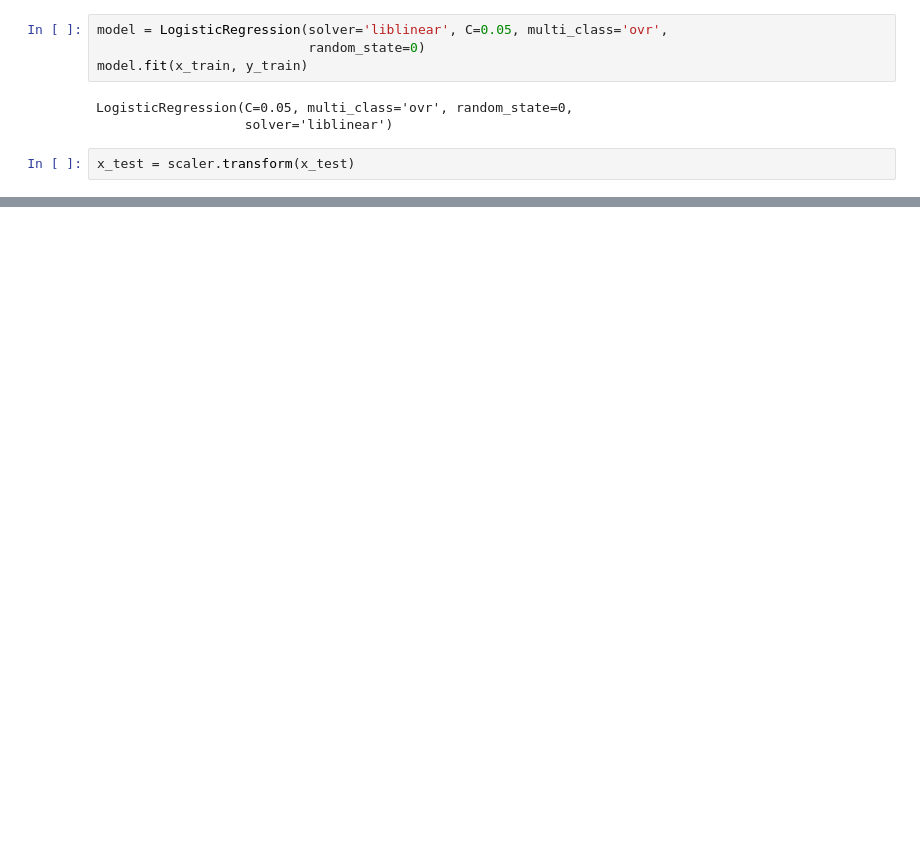
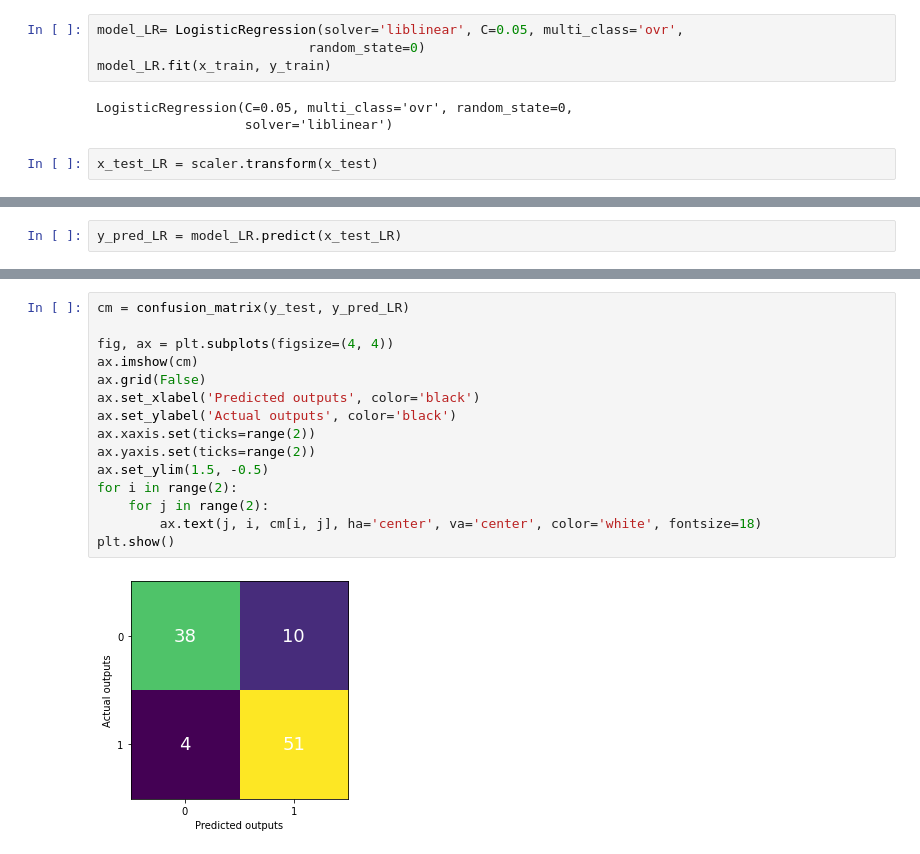
Before and after one commit to cindydkurniaty/PYTN_Prakerja_Cindy-Dwi_Kurniaty_Yusuf, a Jupyter notebook: PYTN_Prakerja_Cindy_Dwi_Kurniaty_Yusuf.ipynb, the cells around one changed output, grey strips where cells are left out. Saved outputs shown, nothing was run; the diff lists cells and outputs as text; blank space fills up the shorter version.

```diff
--- a/PYTN_Prakerja_Cindy_Dwi_Kurniaty_Yusuf.ipynb
+++ b/PYTN_Prakerja_Cindy_Dwi_Kurniaty_Yusuf.ipynb
@@ -147,11 +132,11 @@ x_train, x_test, y_train, y_test = train_test_split(x, y, test_size=0.1, random_
 scaler = StandardScaler()
 x_train = scaler.fit_transform(x_train)
 # %%
-model = LogisticRegression(solver='liblinear', C=0.05, multi_class='ovr',
+model_LR= LogisticRegression(solver='liblinear', C=0.05, multi_class='ovr',
                            random_state=0)
-model.fit(x_train, y_train)
+model_LR.fit(x_train, y_train)
 # %% [output]
 LogisticRegression(C=0.05, multi_class='ovr', random_state=0,
                    solver='liblinear')
 # %%
-x_test = scaler.transform(x_test)
+x_test_LR = scaler.transform(x_test)
@@ -159,0 +143,2 @@ y_pred = model.predict(x_test)
+# %%
+y_pred_LR = model_LR.predict(x_test_LR)
@@ -162,2 +151,19 @@ model.score(x_test, y_test)
 # %% [output]
 0.8640776699029126
+# %%
+cm = confusion_matrix(y_test, y_pred_LR)
+
+fig, ax = plt.subplots(figsize=(4, 4))
+ax.imshow(cm)
+ax.grid(False)
+ax.set_xlabel('Predicted outputs', color='black')
+ax.set_ylabel('Actual outputs', color='black')
+ax.xaxis.set(ticks=range(2))
+ax.yaxis.set(ticks=range(2))
+ax.set_ylim(1.5, -0.5)
+for i in range(2):
+    for j in range(2):
+        ax.text(j, i, cm[i, j], ha='center', va='center', color='white', fontsize=18)
+plt.show()
+# %% [output]
+[figure, added]
```
Also changed, not shown: parts of 11 cells of this notebook.
